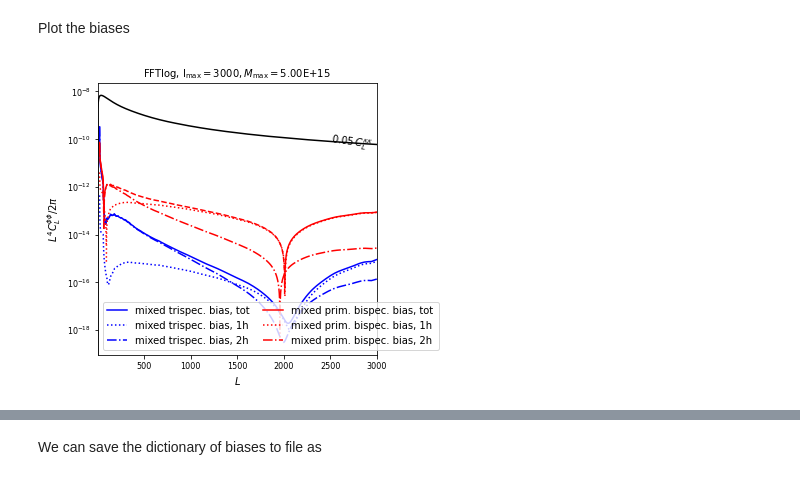
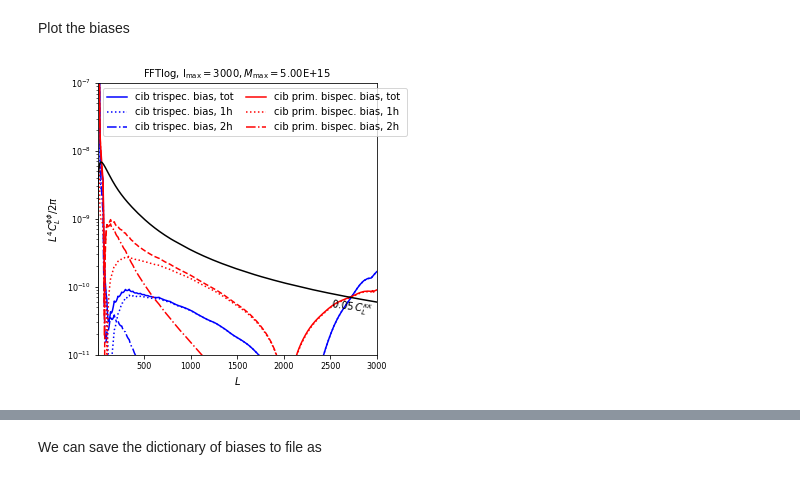
Before and after one commit to abaleato/CosmoBLENDER, a Jupyter notebook: example_pipeline.ipynb, the cells around one changed output, grey strips where cells are left out. Saved outputs shown, nothing was run; the diff lists cells and outputs as text; code cells hidden in the pictures.

```diff
--- a/example_pipeline.ipynb
+++ b/example_pipeline.ipynb
@@ -88,7 +86,7 @@ hm_calc.get_mixed_biases(SPT_1e14)
 # %% [markdown]
 Plot the biases
 # %%
-which_bias = 'mixed' # 'tsz' or 'cib' or 'mixed'
+which_bias = 'cib' # 'tsz' or 'cib' or 'mixed'
 experiment = SPT_5e15
 
 # Break down contributions into n-halo terms?
@@ -119,33 +117,33 @@ if breakdown:
 
     plt.plot(experiment.biases['ells'], trispec_2h_pos, color='b', label=r'{} trispec. bias, 2h '.format(which_bias), ls='-.')
     plt.plot(experiment.biases['ells'], trispec_2h_neg, color='b', ls='-.')
 
 plt.plot(experiment.biases['ells'], prim_bispec_tot_pos, color='r',label=r'{} prim. bispec. bias, tot'.format(which_bias))
 plt.plot(experiment.biases['ells'], prim_bispec_tot_neg, color='r', ls='--')
 
 if breakdown:
     plt.plot(experiment.biases['ells'], prim_bispec_1h_pos, color='r', label=r'{} prim. bispec. bias, 1h '.format(which_bias), ls=':')
     plt.plot(experiment.biases['ells'], prim_bispec_1h_neg, color='r', ls=':')
 
     plt.plot(experiment.biases['ells'], prim_bispec_2h_pos, color='r', label=r'{} prim. bispec. bias, 2h '.format(which_bias), ls='-.')
     plt.plot(experiment.biases['ells'], prim_bispec_2h_neg, color='r', ls='-.')
 
 plt.annotate(r'$0.05\,C_L^{\kappa \kappa}$', (2500,4e-11), rotation=-8)
 plt.plot(experiment.cl_unl.ls, 0.05* experiment.cl_unl.ls**4 * experiment.cl_unl.clpp /(2*np.pi),'k')
 plt.yscale('log')
 plt.legend(ncol=2, columnspacing=1)
 plt.ylabel(r'$L^4 C_L^{\phi\phi}/ 2\pi$',fontsize=10)
 plt.xlabel(r'$L$',fontsize=10)
 plt.title(r'FFTlog, l$_{\mathrm{max}}=$'+str(lmax)+'$, M_{\mathrm{max}}=$'+'{:.2E}'.format(experiment.massCut), fontsize=10)
 plt.xlim([2,3000])
-#plt.ylim([1e-11,1e-7])
+plt.ylim([1e-11,1e-7])
 
 ax = plt.gca()
 ax.tick_params(axis='both', which='major', labelsize=8)
 ax.tick_params(axis='both', which='minor', labelsize=8)
 
 #plt.savefig('../plots/tsz_bias_for_diff_mass_cuts/1D_reconstructions/biases_lmax{}_masscut{}.pdf'.format(lmax, '1e14'))
 thesis_dir = '/Users/antonbaleatolizancos/Desktop/THESIS/phd_thesis/Chapter4/plots_lensing_rec_biases/'
-plt.savefig(thesis_dir+'{}_biases_cosmoblender_lmax{}{}.pdf'.format(which_bias, lmax, title), bbox_inches='tight')
+#plt.savefig(thesis_dir+'{}_biases_cosmoblender_lmax{}{}.pdf'.format(which_bias, lmax, title), bbox_inches='tight')
 # %% [output]
-[figure, old version]
+[figure, new version]
```
Also changed, not shown: parts of 2 cells of this notebook.
